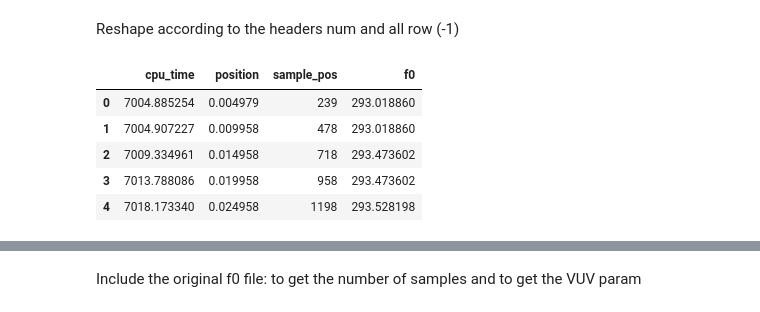
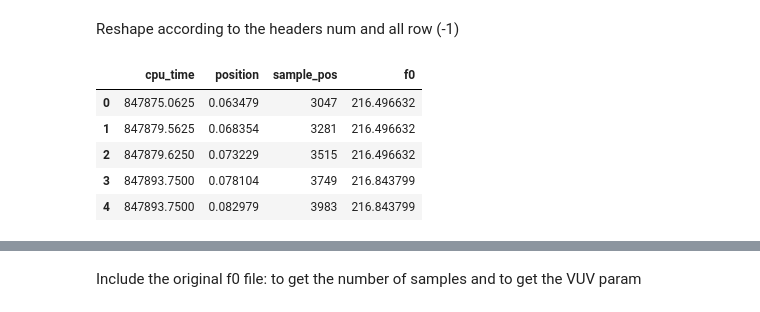
Before and after one commit to marcevrard/pyCalliphony, a Jupyter notebook: py_calliphony.ipynb, the cells around one changed output, grey strips where cells are left out. Cells and saved outputs as stored; diff of their text form; code cells hidden in the pictures.

```diff
--- a/py_calliphony.ipynb
+++ b/py_calliphony.ipynb
@@ -30,8 +30,8 @@ frame_points = int(round(FRAME_DUR*FS))
 # %% [markdown]
 ##### Paths  `# << FILE NAME TO UPDATE! >>`
 # %%
-FNAME = 'limsi_fr_tat_0006_perf_00.txt'  # << FNAME TO UPDATE! >>
-PATH = '/Users/mev/Desktop/__IS2015__/__IS2015__/DATA/STIMULI_OP/colere_tst96k'
+FNAME = 'limsi_fr_tat_0006_perf_63.txt'  # << FNAME TO UPDATE! >>
+PATH = '/Users/mev/Desktop/__IS2015__/__IS2015__/DATA/STIMULI_OP/colere_tst'
 FPATH = os.path.join(PATH, FNAME)
 if os.path.isfile(FPATH):
     print('OK:', FNAME, 'is well there.')
@@ -46,12 +46,16 @@ Reshape according to the headers num and all row (-1)
 # %%
 coord_arr = np.genfromtxt(FPATH).reshape(-1, len(HEADERS))
 coord_df = pd.DataFrame(coord_arr, columns=HEADERS)
 coord_df.insert(1, 'position', coord_df['sample_pos'] / FS)
+
+coord_df['f0'] = coord_df['f0']*(44.1/48)  # **CORRECT WRONG FS**
+
+# Show the 5 first rows
 coord_df[:5]
 # %% [output]
 |  | cpu_time | position | sample_pos | f0 |
-| 0 | 7004.885254 | 0.004979 | 239 | 293.018860 |
-| 1 | 7004.907227 | 0.009958 | 478 | 293.018860 |
-| 2 | 7009.334961 | 0.014958 | 718 | 293.473602 |
-| 3 | 7013.788086 | 0.019958 | 958 | 293.473602 |
-| 4 | 7018.173340 | 0.024958 | 1198 | 293.528198 |
+| 0 | 847875.0625 | 0.063479 | 3047 | 216.496632 |
+| 1 | 847879.5625 | 0.068354 | 3281 | 216.496632 |
+| 2 | 847879.6250 | 0.073229 | 3515 | 216.496632 |
+| 3 | 847893.7500 | 0.078104 | 3749 | 216.843799 |
+| 4 | 847893.7500 | 0.082979 | 3983 | 216.843799 |
```
Also changed, not shown: parts of 13 cells of this notebook, 1 other file.
